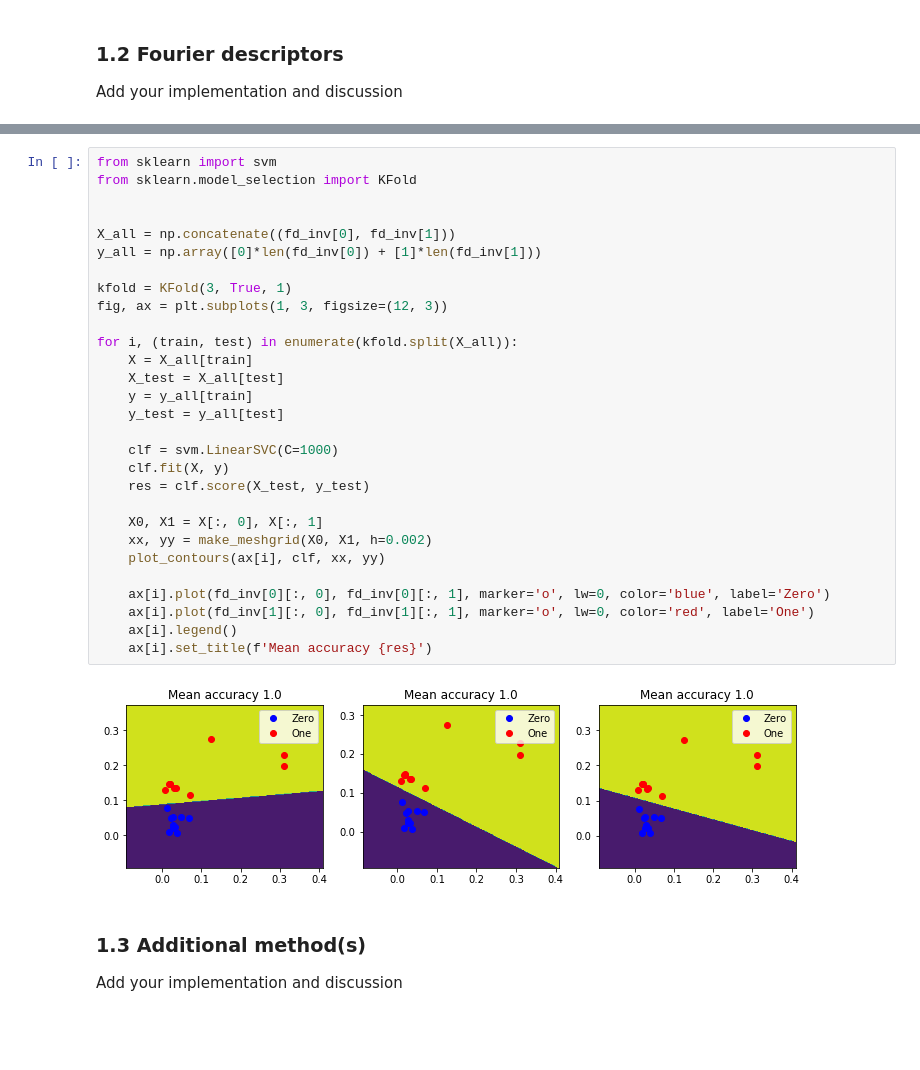
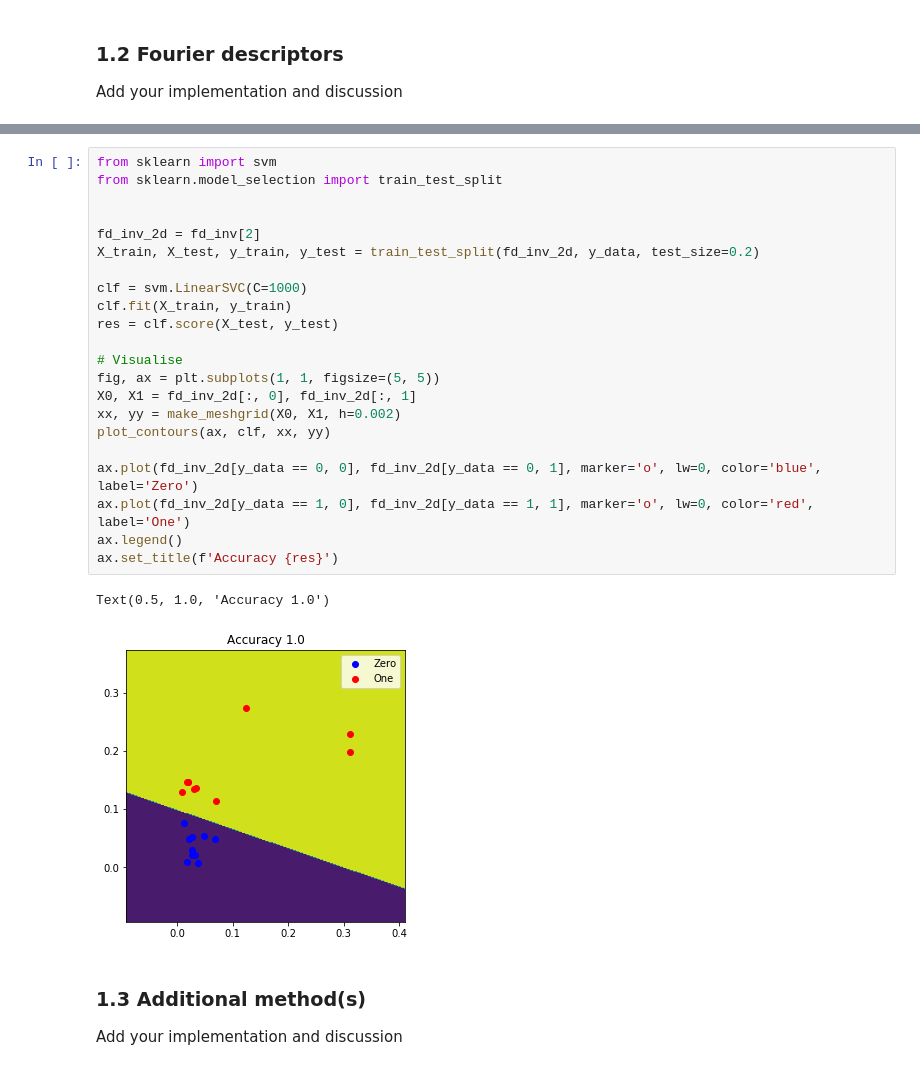
Before and after one commit to JelenaBanjac/image-analysis, a Jupyter notebook: labs/lab_02_object_description.ipynb, the cells around one changed output, grey strips where cells are left out. Cells and saved outputs as stored; diff of their text form; blank space fills up the shorter version.

```diff
--- a/labs/lab_02_object_description.ipynb
+++ b/labs/lab_02_object_description.ipynb
@@ -197,34 +223,28 @@ plt.legend()
 # %%
 from sklearn import svm
-from sklearn.model_selection import KFold
+from sklearn.model_selection import train_test_split
 
 
-X_all = np.concatenate((fd_inv[0], fd_inv[1]))
-y_all = np.array([0]*len(fd_inv[0]) + [1]*len(fd_inv[1]))
+fd_inv_2d = fd_inv[2]
+X_train, X_test, y_train, y_test = train_test_split(fd_inv_2d, y_data, test_size=0.2)
 
-kfold = KFold(3, True, 1)
-fig, ax = plt.subplots(1, 3, figsize=(12, 3))
+clf = svm.LinearSVC(C=1000)
+clf.fit(X_train, y_train)
+res = clf.score(X_test, y_test)
 
-for i, (train, test) in enumerate(kfold.split(X_all)):
-    X = X_all[train]
-    X_test = X_all[test]
-    y = y_all[train]
-    y_test = y_all[test]
+# Visualise
+fig, ax = plt.subplots(1, 1, figsize=(5, 5))
+X0, X1 = fd_inv_2d[:, 0], fd_inv_2d[:, 1]
+xx, yy = make_meshgrid(X0, X1, h=0.002)
+plot_contours(ax, clf, xx, yy)
 
-    clf = svm.LinearSVC(C=1000)
-    clf.fit(X, y)
-    res = clf.score(X_test, y_test)
-
-    X0, X1 = X[:, 0], X[:, 1]
-    xx, yy = make_meshgrid(X0, X1, h=0.002)
-    plot_contours(ax[i], clf, xx, yy)
-
-    ax[i].plot(fd_inv[0][:, 0], fd_inv[0][:, 1], marker='o', lw=0, color='blue', label='Zero')
-    ax[i].plot(fd_inv[1][:, 0], fd_inv[1][:, 1], marker='o', lw=0, color='red', label='One')
-    ax[i].legend()
-    ax[i].set_title(f'Mean accuracy {res}')
+ax.plot(fd_inv_2d[y_data == 0, 0], fd_inv_2d[y_data == 0, 1], marker='o', lw=0, color='blue', label='Zero')
+ax.plot(fd_inv_2d[y_data == 1, 0], fd_inv_2d[y_data == 1, 1], marker='o', lw=0, color='red', label='One')
+ax.legend()
+ax.set_title(f'Accuracy {res}')
 # %% [output]
+Text(0.5, 1.0, 'Accuracy 1.0')
-[figure, old version]
+[figure, new version]
 # %% [markdown]
 ### 1.3 Additional method(s)
 Add your implementation and discussion
```
Also changed, not shown: parts of 15 cells of this notebook, 2 other files.
